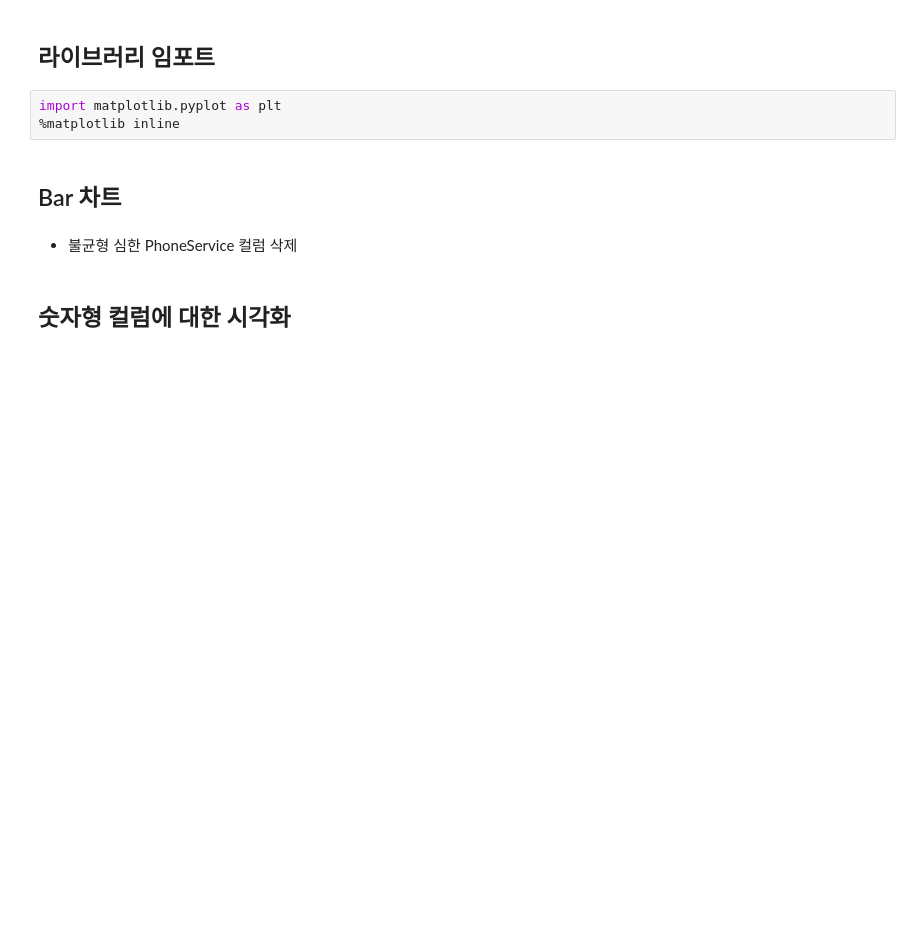
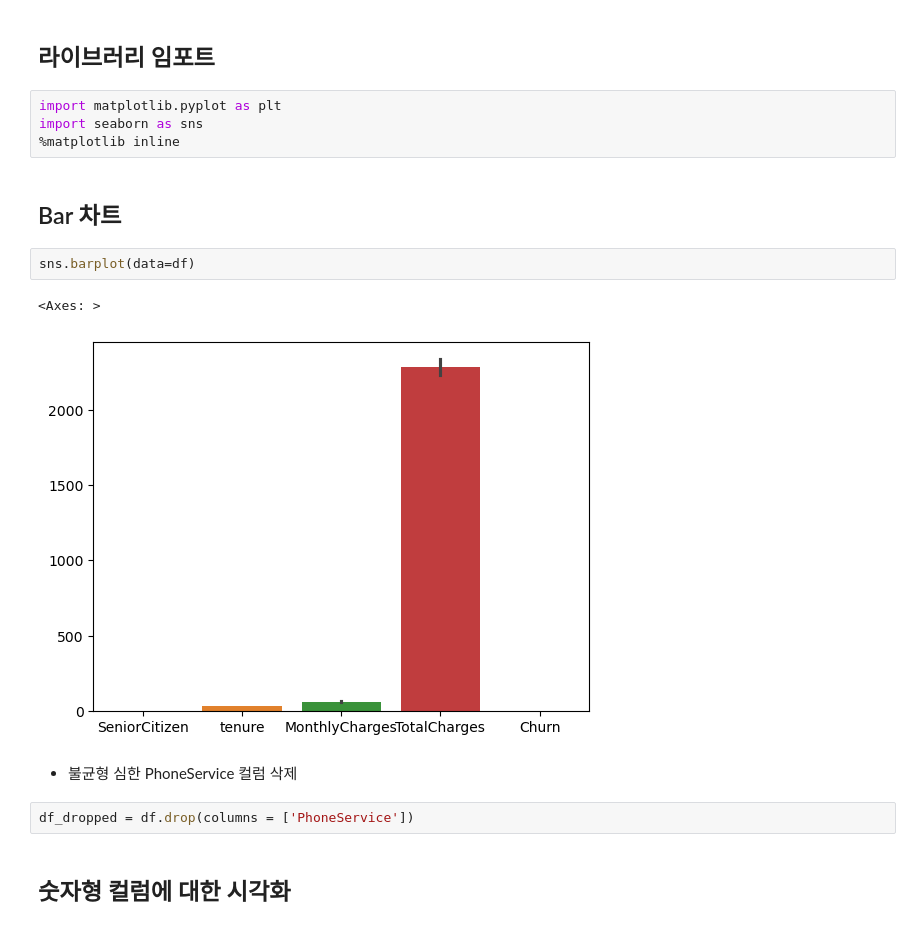
Before and after one commit to gyulin99/hellopython, a Jupyter notebook: 25_파이썬데이터분석_실습_통신사고객이탈.ipynb, the cells around one changed output. Drawn from its saved outputs; the diff is of its cells as text; blank space fills up the shorter version.

```diff
--- a/25_파이썬데이터분석_실습_통신사고객이탈.ipynb
+++ b/25_파이썬데이터분석_실습_통신사고객이탈.ipynb
@@ -303,11 +305,19 @@ df
 ## 라이브러리 임포트
 # %%
 import matplotlib.pyplot as plt
+import seaborn as sns
 %matplotlib inline
 # %% [markdown]
 ## Bar 차트
+# %%
+sns.barplot(data=df)
+# %% [output]
+<Axes: >
+[figure, added]
 # %% [markdown]
 - 불균형 심한 PhoneService 컬럼 삭제
+# %%
+df_dropped = df.drop(columns = ['PhoneService'])
 # %% [markdown]
 ## 숫자형 컬럼에 대한 시각화
 # %% [markdown]
```
Also changed, not shown: parts of 8 cells of this notebook.
